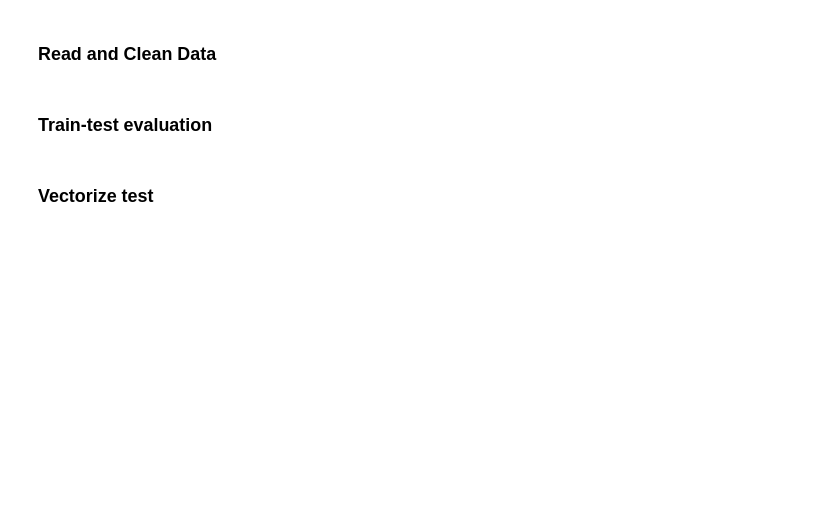
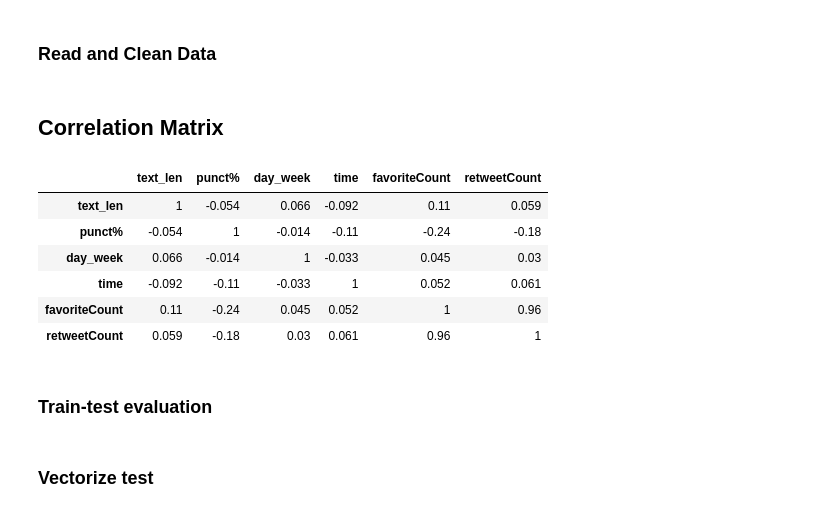
Before and after one commit to dtlimnavong/tweet_nlp, a Jupyter notebook: 4.Model_RandomForest.ipynb, the cells around one changed output. Saved outputs shown, nothing was run; the diff lists cells and outputs as text; code cells hidden in the pictures; blank space fills up the shorter version.

```diff
--- a/4.Model_RandomForest.ipynb
+++ b/4.Model_RandomForest.ipynb
@@ -65,5 +65,21 @@ X_counts = ngram_vect.fit_transform(data['text'])
 #X_features = pd.concat([data['text_len'], data['punct%'],data['day_week'], data['time'], data['favoriteCount'],
 #                        data['retweetCount'],pd.DataFrame(X_tfidf.toarray())], axis=1)
 
+X_features_zero = pd.concat([data['text_len'], data['punct%'],data['day_week'], data['time'], data['favoriteCount'],
+                        data['retweetCount']], axis=1)
 X_features = pd.concat([data['text_len'], data['punct%'],data['day_week'], data['time'], data['favoriteCount'],
                         data['retweetCount'],pd.DataFrame(X_counts.toarray())], axis=1)
+# %% [markdown]
+## Correlation Matrix
+# %%
+corr = X_features_zero.corr()
+corr.style.background_gradient()
+corr.style.background_gradient().set_precision(2)
+# %% [output]
+|  | text_len | punct% | day_week | time | favoriteCount | retweetCount |
+| text_len | 1 | -0.054 | 0.066 | -0.092 | 0.11 | 0.059 |
+| punct% | -0.054 | 1 | -0.014 | -0.11 | -0.24 | -0.18 |
+| day_week | 0.066 | -0.014 | 1 | -0.033 | 0.045 | 0.03 |
+| time | -0.092 | -0.11 | -0.033 | 1 | 0.052 | 0.061 |
+| favoriteCount | 0.11 | -0.24 | 0.045 | 0.052 | 1 | 0.96 |
+| retweetCount | 0.059 | -0.18 | 0.03 | 0.061 | 0.96 | 1 |
```
Also changed, not shown: parts of 3 cells of this notebook, 3 other files.
